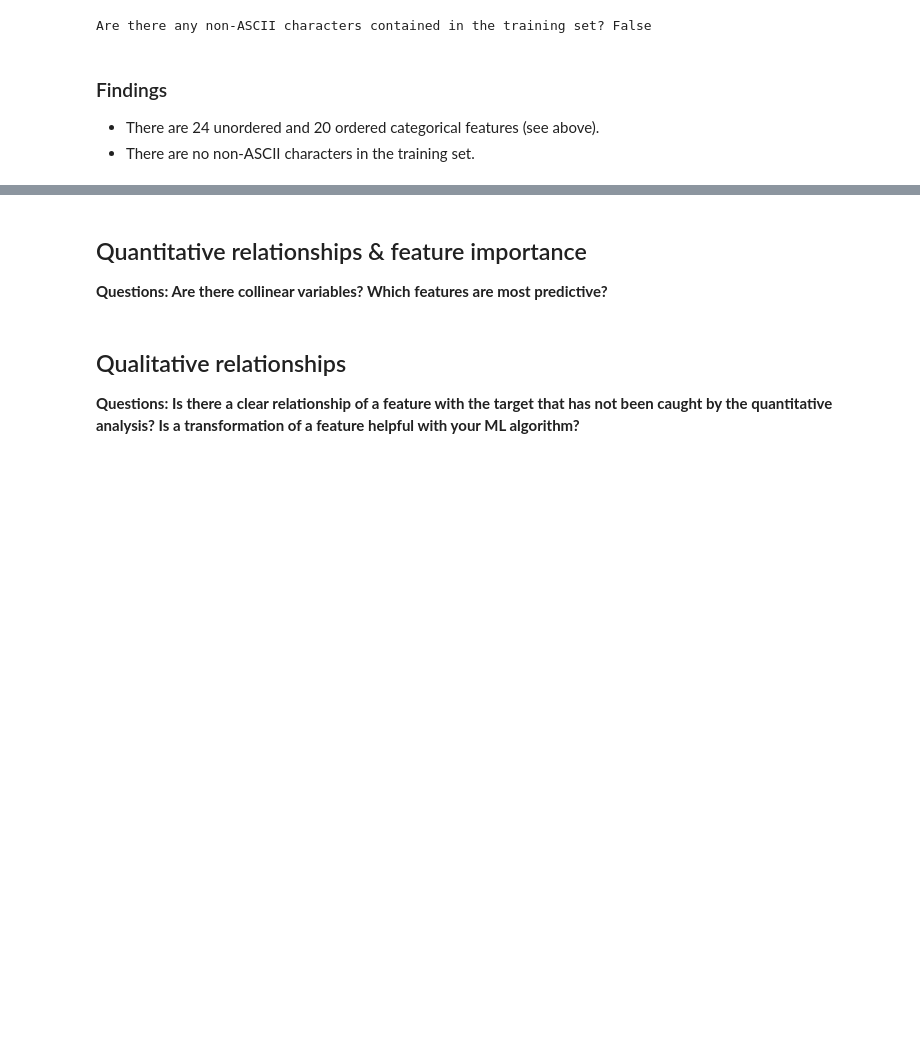
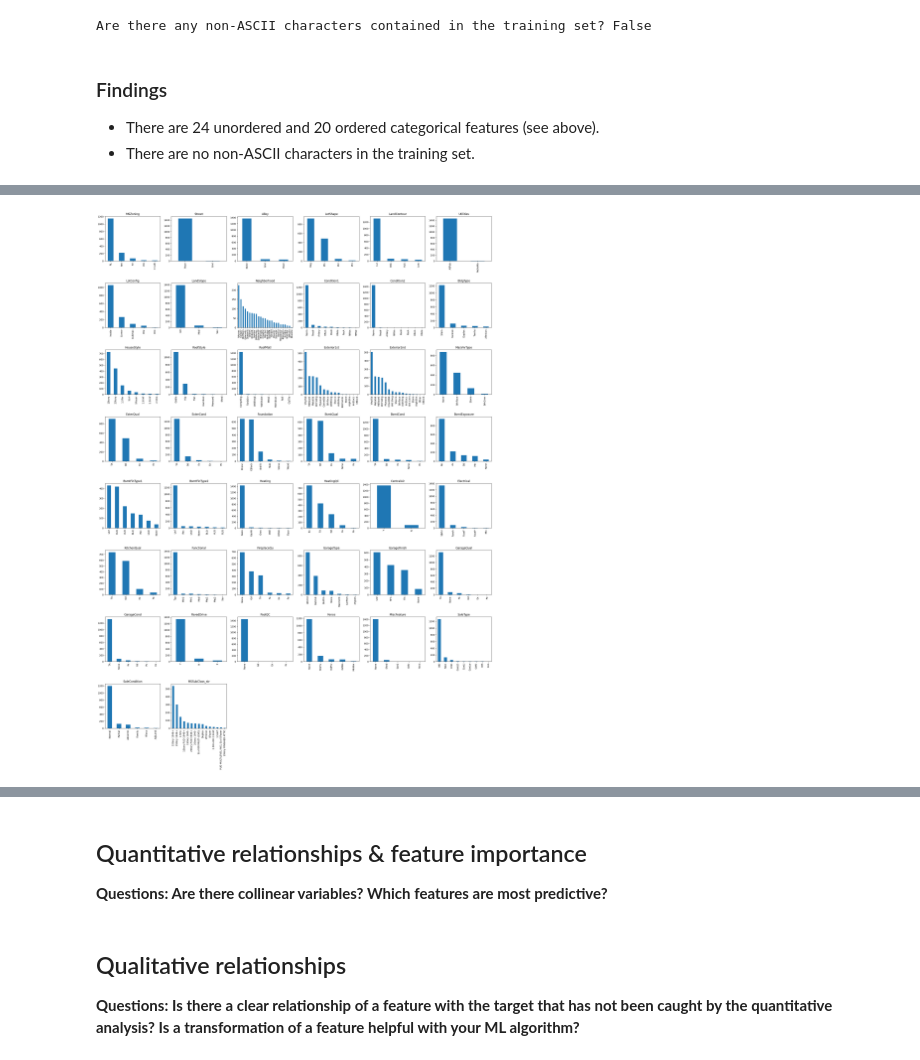
Before and after one commit to ronja-s/ames_housing_prices, a Jupyter notebook: jupyter_notebooks/03_exploratory_data_analysis.ipynb, the cells around one changed output, grey strips where cells are left out. Drawn from its saved outputs; the diff is of its cells as text; code cells hidden in the pictures; blank space fills up the shorter version.

```diff
--- a/jupyter_notebooks/03_exploratory_data_analysis.ipynb
+++ b/jupyter_notebooks/03_exploratory_data_analysis.ipynb
@@ -548,0 +568,38 @@ Are there any non-ASCII characters contained in the training set? False
+# %%
+def plot_histograms_for_categoricals(df: pd.DataFrame, subplot_cols: int = 6) -> None:
+    categorical_features = df.select_dtypes(include=["object"]).columns
+
+    # calculate number of rows for subplots:
+    feature_count = len(categorical_features)
+    subplot_rows = (feature_count + subplot_cols - 1) // subplot_cols
+
+    # create subplots:
+    fig, axes = plt.subplots(
+        nrows=subplot_rows,
+        ncols=subplot_cols,
+        figsize=(5 * subplot_cols, 5 * subplot_rows),
+    )
+
+    # adjust subplot spacing to avoid label overlap:
+    plt.subplots_adjust(wspace=0.2, hspace=0.5)
+
+    # plot histograms for all categorical features in subplots:
+    for i, feature in enumerate(categorical_features):
+        row_index = i // subplot_cols
+        col_index = i % subplot_cols
+        ax = axes[row_index, col_index]
+        X_train[feature].value_counts().plot(kind="bar", ax=ax)
+        ax.set_title(feature)
+        ax.set(xlabel=None)
+
+    # remove any empty subplots:
+    if feature_count % subplot_cols != 0:
+        for j in range(feature_count % subplot_cols, subplot_cols):
+            fig.delaxes(axes[subplot_rows - 1, j])
+
+    plt.show()
+
+
+plot_histograms_for_categoricals(df=X_train)
+# %% [output]
+[figure, added]
```
Also changed, not shown: parts of 15 cells of this notebook.
